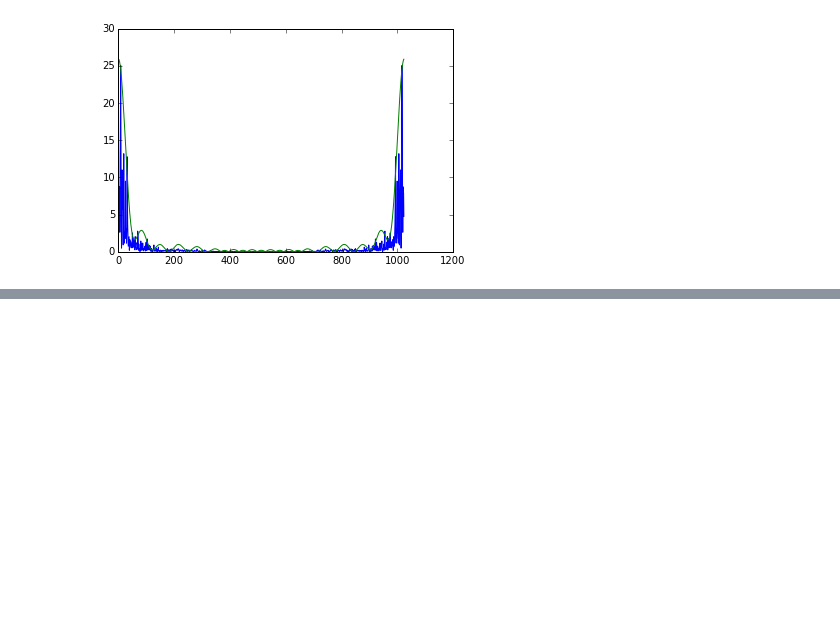
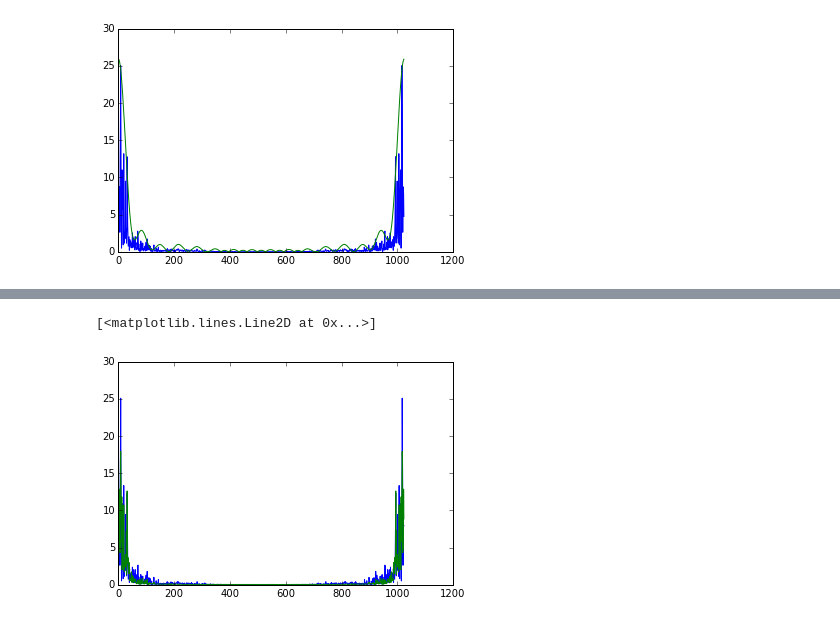
Before and after one commit to stephencwelch/Perceptual-Coding-In-Python, a Jupyter notebook: Frequency-Based Least Squares.ipynb, the cells around one changed output, grey strips where cells are left out. Drawn from its saved outputs; the diff is of its cells as text; code cells hidden in the pictures; blank space fills up the shorter version.

Commit message:
added filter modeling example to Frequency Based Least Squares notebook

```diff
--- a/Frequency-Based Least Squares.ipynb
+++ b/Frequency-Based Least Squares.ipynb
@@ -563,0 +570,25 @@ plot(3*Habs.T)
+# %%
+# Filter Length
+N = 31
+
+# Parameters
+L = 2**9        # Grid size
+w = (pi/L)*(np.arange(L+1)).T  # Frequency grid
+
+P = np.fft.fft(piezo[0:2048],1024+1)
+Pabs = abs(P)
+Pabs = Pabs[0:1024]
+P_sub = Pabs[0:L+1]
+M = np.fft.fft(mic1[0:2048],1024+1)
+Mabs = abs(M)
+Mabs = Mabs[0:1024]
+M_sub = Mabs[0:L+1]
+
+# Weight Function
+W = np.eye(L+1)
+# %%
+plot(Mabs)
+plot(Pabs)
+# %% [output]
+[<matplotlib.lines.Line2D at 0x...>]
+[figure, added]
```
Also changed, not shown: parts of 16 cells of this notebook.
